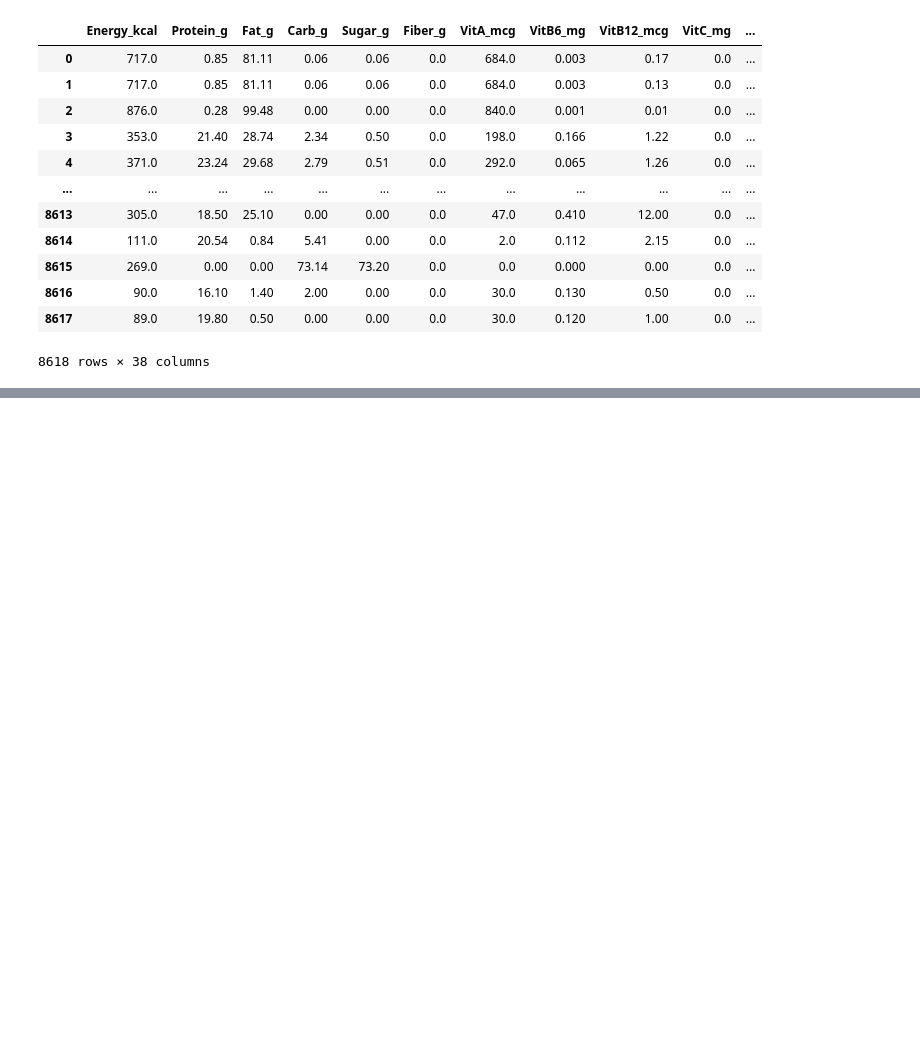
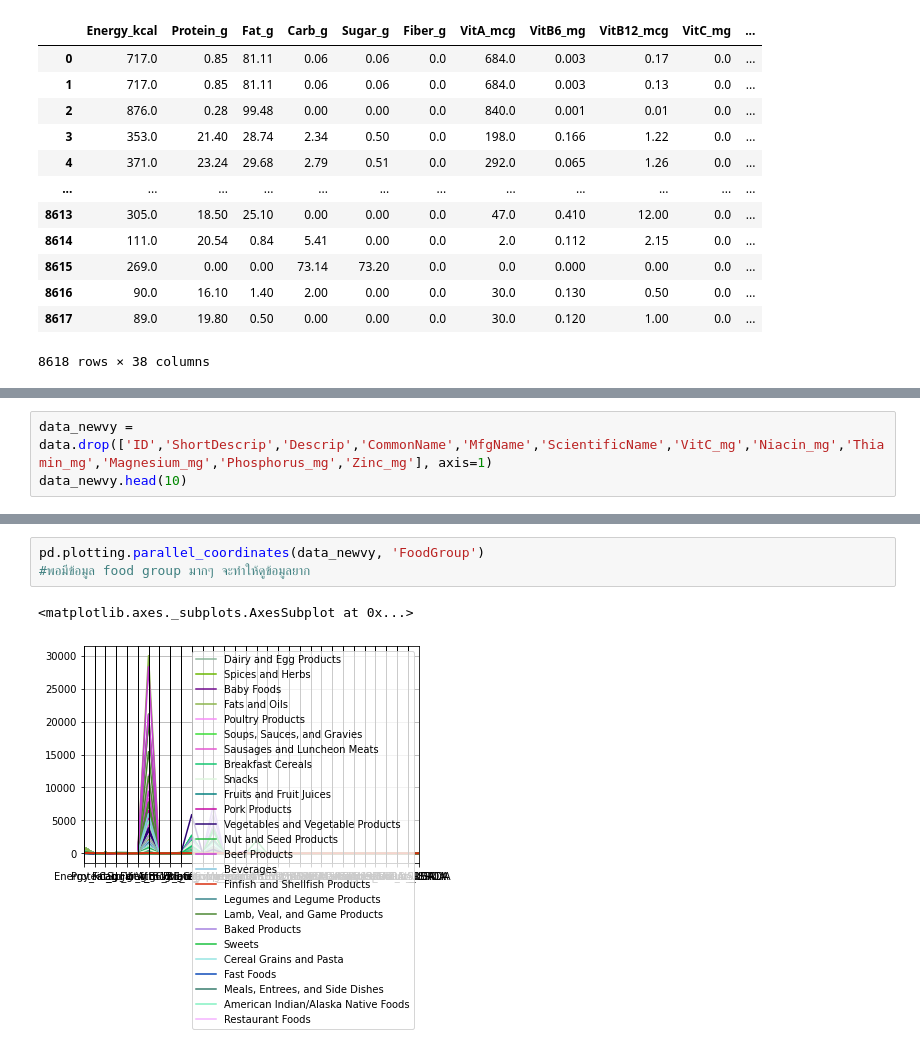
Before and after one commit to Jennapa-colab/multivariate, a Jupyter notebook: Chapter3(ต่อ)_example.ipynb, the cells around one changed output, grey strips where cells are left out. Drawn from its saved outputs; the diff is of its cells as text; blank space fills up the shorter version.

```diff
--- a/Chapter3(ต่อ)_example.ipynb
+++ b/Chapter3(ต่อ)_example.ipynb
@@ -195,0 +210,3 @@ newdata.drop(newdata.columns[newdata.columns.str.contains('27',)].values, axis=1
+# %%
+data_newvy = data.drop(['ID','ShortDescrip','Descrip','CommonName','MfgName','ScientificName','VitC_mg','Niacin_mg','Thiamin_mg','Magnesium_mg','Phosphorus_mg','Zinc_mg'], axis=1)
+data_newvy.head(10)
@@ -195,0 +225,6 @@ newdata.drop(newdata.columns[newdata.columns.str.contains('27',)].values, axis=1
+# %%
+pd.plotting.parallel_coordinates(data_newvy, 'FoodGroup')
+#พอมีข้อมูล food group มากๆ จะทำให้ดูข้อมูลยาก
+# %% [output]
+<matplotlib.axes._subplots.AxesSubplot at 0x...>
+[figure, added]
```
Also changed, not shown: parts of 22 cells of this notebook.
